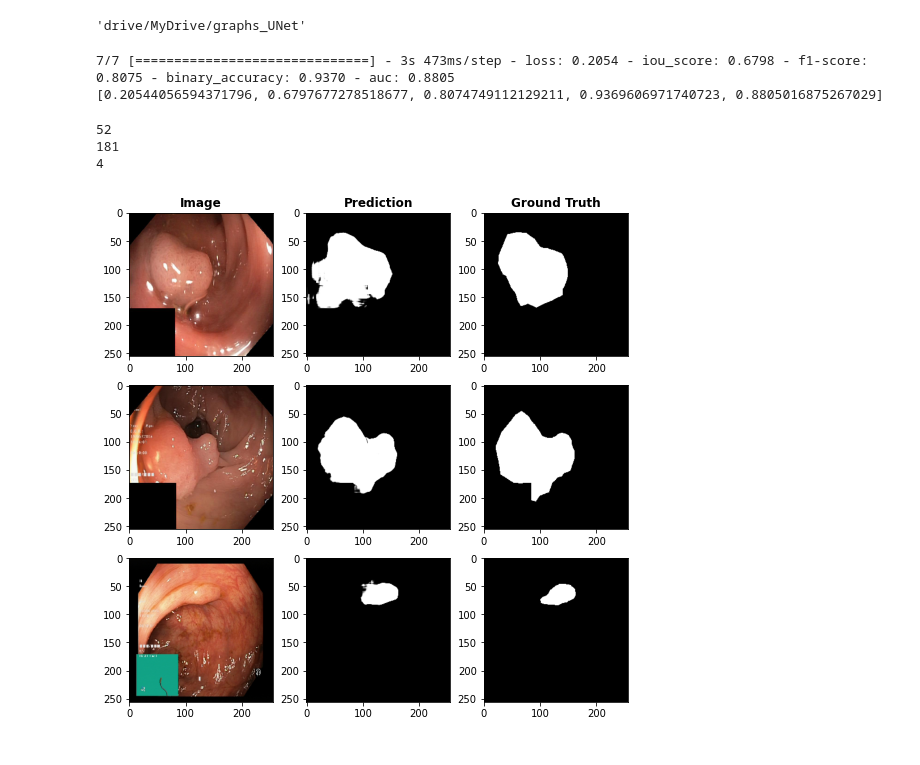
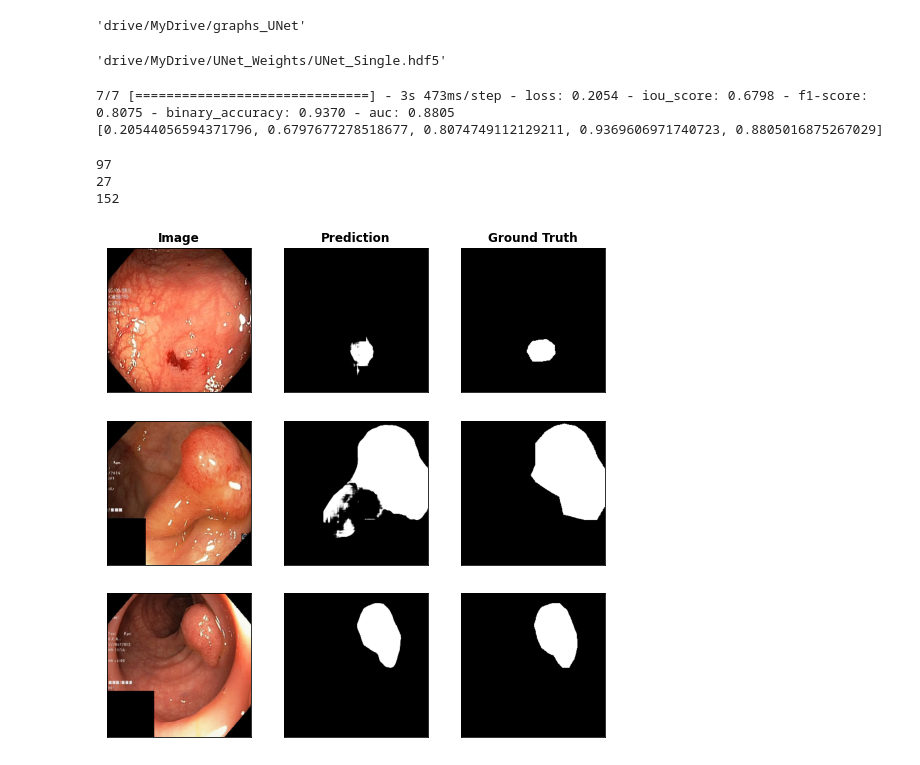
Before and after one commit to abdumhmd/kvasir-segmentation, a Jupyter notebook: UNet_Vgg16.ipynb, the cells around one changed output. Cells and saved outputs as stored; diff of their text form; code cells hidden in the pictures.

```diff
--- a/UNet_Vgg16.ipynb
+++ b/UNet_Vgg16.ipynb
@@ -277,6 +277,11 @@ import shutil
 shutil.copytree('/content/graphs','drive/MyDrive/graphs_UNet')
 # %% [output]
 'drive/MyDrive/graphs_UNet'
+# %%
+os.mkdir('drive/MyDrive/UNet_Weights/')
+shutil.copy('/content/cxr_reg_weights.best.hdf5','drive/MyDrive/UNet_Weights/UNet_Single.hdf5')
+# %% [output]
+'drive/MyDrive/UNet_Weights/UNet_Single.hdf5'
 # %%
 model.load_weights('/content/cxr_reg_weights.best.hdf5')
 scores=model.evaluate(X_test,y_test)
@@ -291,6 +296,8 @@ import matplotlib.pyplot as plt
 fig, axs = plt.subplots(3,3)
 fig.set_size_inches(9, 9)
 
+
+plt.setp(axs, xticks=[], yticks=[])
 
 sample=random.randrange(len(X_test))
 print(sample)
@@ -298,34 +305,34 @@ i=np.expand_dims(X_test[sample],axis=0)
 pred=model.predict(i)
 
 axs[0][0].imshow(X_test[sample])
 axs[0][1].imshow(np.reshape(pred[0], (256, 256)), cmap="gray");
 axs[0][2].imshow(np.reshape(y_test[sample], (256, 256)), cmap="gray");
 
 sample=random.randrange(len(X_test))
 print(sample)
 i=np.expand_dims(X_test[sample],axis=0)
 pred=model.predict(i)
 
 axs[1][0].imshow(X_test[sample])
 axs[1][1].imshow(np.reshape(pred[0], (256, 256)), cmap="gray");
 axs[1][2].imshow(np.reshape(y_test[sample], (256, 256)), cmap="gray");
 
 sample=random.randrange(len(X_test))
 print(sample)
 i=np.expand_dims(X_test[sample],axis=0)
 pred=model.predict(i)
 
 axs[0][0].set_title('Image',
              fontweight ="bold")
 axs[0][1].set_title('Prediction',
              fontweight ="bold")
 axs[0][2].set_title('Ground Truth',
              fontweight ="bold")
 axs[2][0].imshow(X_test[sample])
 axs[2][1].imshow(np.reshape(pred[0], (256, 256)), cmap="gray");
 axs[2][2].imshow(np.reshape(y_test[sample], (256, 256)), cmap="gray");
 # %% [output]
-52
-181
-4
+97
+27
+152
-[figure, old version]
+[figure, new version]
```
